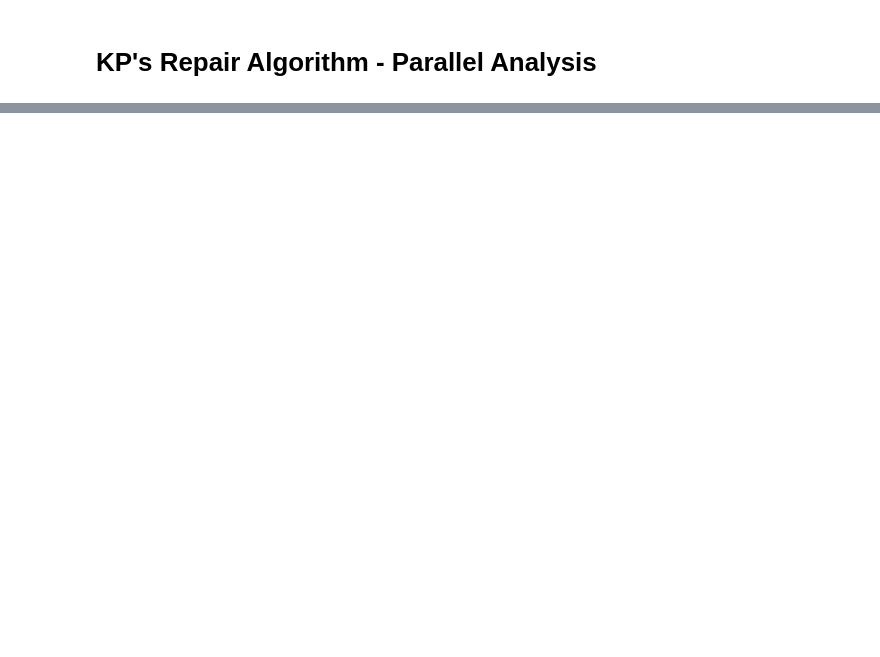
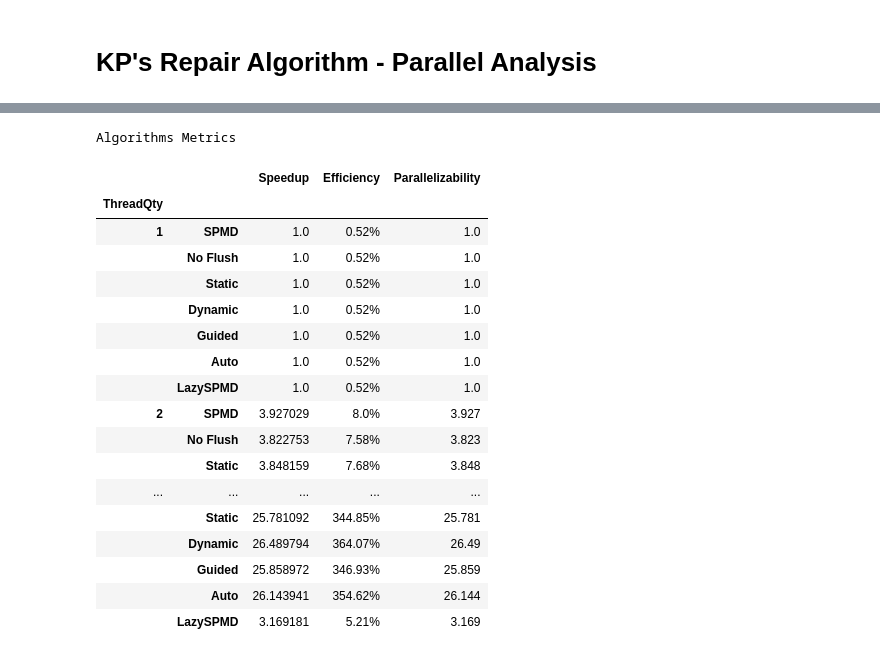
Before and after one commit to Daniels1610/RepairAlgorithmKP-OpenMP-Analysis, a Jupyter notebook: rpa_analysis.ipynb, the cells around one changed output, grey strips where cells are left out. Drawn from its saved outputs; the diff is of its cells as text; code cells hidden in the pictures; blank space fills up the shorter version.

```diff
--- a/rpa_analysis.ipynb
+++ b/rpa_analysis.ipynb
@@ -54,29 +119,51 @@ secuential_data
 # %%
-for index in range(len(spmd_data)):
-    algorithm_data.loc[f'{index+1}'] = [
-        f'{threads_array[index]}',
-        np.mean(spmd_data[index]),
-        # np.mean(spmd_parfor_data[index]),
-        # np.mean(sstatic_data[index]),
-        # np.mean(sdynamic_data[index]),
-        # np.mean(sguided_data[index]),
-        # np.mean(sauto_data[index]),
-        # np.mean(task_data[index])
-    ]
+# Large Instance Data
+# for index in range(len(lg_spmd_data)):
+#     lg_algorithm_data.loc[f'{index+1}'] = [
+#         f'{threads_array[index]}',
+#         lg_spmd_data[index][0],
+#         spmd_parfor_data[index],
+#         # sstatic_data[index],
+#         # sdynamic_data[index],
+#         # sguided_data[index],
+#         # sauto_data[index],
 
-algorithm_data.set_index('ThreadQty', inplace=True)
-print("\033[1mParallel Algorithm Analysis:\033[0m\n \tNPOINTS: 1000\tMAXITER: 1000\n \tTimes Executed per Thread: 5")
-algorithm_data
+#     ]
+
+# lg_algorithm_data.set_index('ThreadQty', inplace=True)
+# print("\033[1mLarge Instance Results:\033[0m\n \tCHROMOSOMES: 6000\tGENES: 30\n \tTimes Executed per Thread: 5")
+# lg_algorithm_data
 # %%
+# Medium Instance Metrics
 for index in range(len(threads_array)):
     for j in range(len(codes)):
-        speedup = secuential_data.iat[0, 0] / np.round(algorithm_data.iat[index, j], 6)
-        efficiency = np.round((speedup / algorithm_data.iat[index, j]) * 100, 2)
-        parallelizability = np.round(algorithm_data.iat[0, j] / algorithm_data.iat[index, j],3)
+        speedup = secuential_data.iat[0, 0] / np.round(md_algorithm_data.iat[index, j], 6)
+        efficiency = np.round((speedup / md_algorithm_data.iat[index, j]) * 100, 2)
+        parallelizability = np.round(md_algorithm_data.iat[0, j] / md_algorithm_data.iat[index, j],3)
 
-        algorithm_metrics.at[(threads_array[index], codes[j]), ('Speedup')] = speedup
-        algorithm_metrics.at[(threads_array[index], codes[j]), ('Efficiency')] = f'{efficiency}%'
-        algorithm_metrics.at[(threads_array[index], codes[j]), ('Parallelizability')] = parallelizability
+        md_algorithm_metrics.at[(threads_array[index], codes[j]), ('Speedup')] = speedup
+        md_algorithm_metrics.at[(threads_array[index], codes[j]), ('Efficiency')] = f'{efficiency}%'
+        md_algorithm_metrics.at[(threads_array[index], codes[j]), ('Parallelizability')] = parallelizability
 
 print("\033[1mAlgorithms Metrics\033[0m")
-algorithm_metrics
+md_algorithm_metrics
+# %% [output]
+Algorithms Metrics
+|  |  | Speedup | Efficiency | Parallelizability |
+| ThreadQty |  |  |  |  |
+| 1 | SPMD | 1.0 | 0.52% | 1.0 |
+|  | No Flush | 1.0 | 0.52% | 1.0 |
+|  | Static | 1.0 | 0.52% | 1.0 |
+|  | Dynamic | 1.0 | 0.52% | 1.0 |
+|  | Guided | 1.0 | 0.52% | 1.0 |
+|  | Auto | 1.0 | 0.52% | 1.0 |
+|  | LazySPMD | 1.0 | 0.52% | 1.0 |
+| 2 | SPMD | 3.927029 | 8.0% | 3.927 |
+|  | No Flush | 3.822753 | 7.58% | 3.823 |
+|  | Static | 3.848159 | 7.68% | 3.848 |
+| ... | ... | ... | ... | ... |
+|  | Static | 25.781092 | 344.85% | 25.781 |
+|  | Dynamic | 26.489794 | 364.07% | 26.49 |
+|  | Guided | 25.858972 | 346.93% | 25.859 |
+|  | Auto | 26.143941 | 354.62% | 26.144 |
+|  | LazySPMD | 3.169181 | 5.21% | 3.169 |
```
Also changed, not shown: parts of 9 cells of this notebook, 28 other files.
